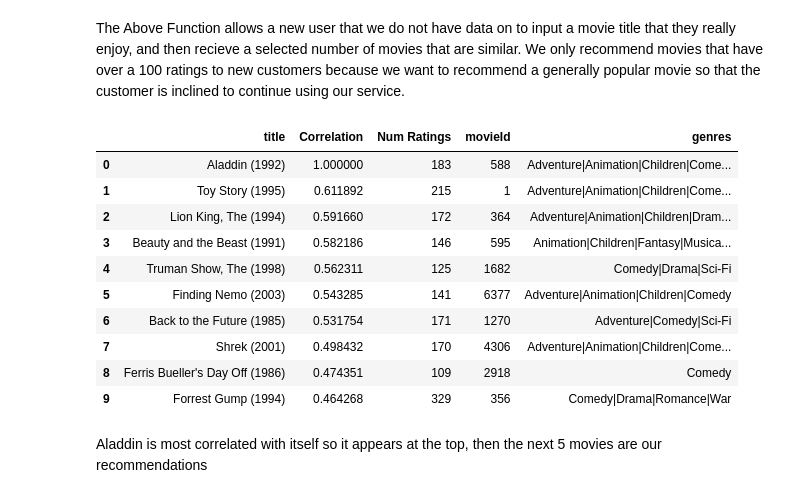
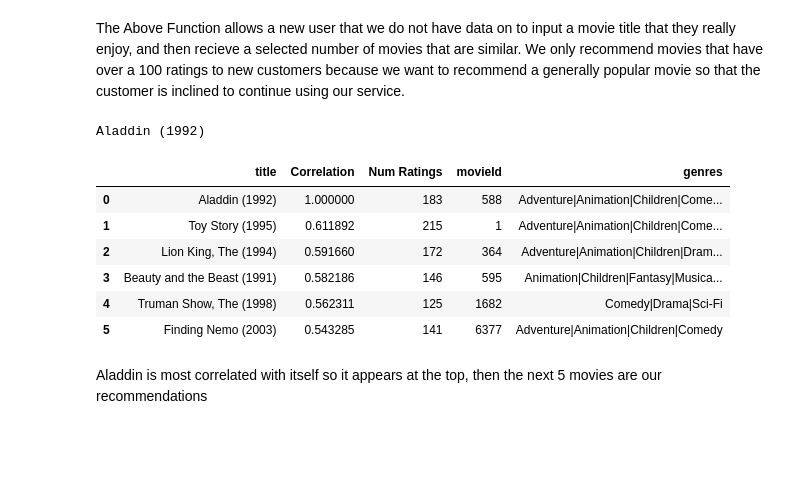
Before and after one commit to wharr1203/Chimera-Movie-Recommendations, a Jupyter notebook: Notebooks/Wayne/Modeless recommendation system.ipynb, the cells around one changed output. Cells and saved outputs as stored; diff of their text form; code cells hidden in the pictures; blank space fills up the shorter version.

```diff
--- a/Notebooks/Wayne/Modeless recommendation system.ipynb
+++ b/Notebooks/Wayne/Modeless recommendation system.ipynb
@@ -101,10 +101,10 @@ user_ratings.head(15)
 # %% [markdown]
 There are so many movies in the world, most individuals are not expected to have rated or to even have watched every movie out there.
 # %%
-def new_user_recommendations(movie_name, n=6):
+def new_user_recommendations(input, n=6):
 
     # Find movies that have a high correlation with the movie that the user selected
-    correlations = user_ratings.corrwith(user_ratings[movie_name])
+    correlations = user_ratings.corrwith(user_ratings[input])
 
     # Build a new Dataframe that has
     recommendations = pd.DataFrame(correlations,columns=['Correlation'])
@@ -124,19 +124,18 @@ def new_user_recommendations(movie_name, n=6):
     return user_recs.head(n)
 # %% [markdown]
 The Above Function allows a new user that we do not have data on to input a movie title that they really enjoy, and then recieve a selected number of movies that are similar. We only recommend movies that have over a 100 ratings to new customers because we want to recommend a generally popular movie so that the customer is inclined to continue using our service.
-# %%
-new_user_recommendations('Aladdin (1992)', 10)
-# %% [output]
-|  | title | Correlation | Num Ratings | movieId | genres |
-| 0 | Aladdin (1992) | 1.000000 | 183 | 588 | Adventure|Animation|Children|Come... |
-| 1 | Toy Story (1995) | 0.611892 | 215 | 1 | Adventure|Animation|Children|Come... |
-| 2 | Lion King, The (1994) | 0.591660 | 172 | 364 | Adventure|Animation|Children|Dram... |
-| 3 | Beauty and the Beast (1991) | 0.582186 | 146 | 595 | Animation|Children|Fantasy|Musica... |
-| 4 | Truman Show, The (1998) | 0.562311 | 125 | 1682 | Comedy|Drama|Sci-Fi |
-| 5 | Finding Nemo (2003) | 0.543285 | 141 | 6377 | Adventure|Animation|Children|Comedy |
-| 6 | Back to the Future (1985) | 0.531754 | 171 | 1270 | Adventure|Comedy|Sci-Fi |
-| 7 | Shrek (2001) | 0.498432 | 170 | 4306 | Adventure|Animation|Children|Come... |
-| 8 | Ferris Bueller's Day Off (1986) | 0.474351 | 109 | 2918 | Comedy |
-| 9 | Forrest Gump (1994) | 0.464268 | 329 | 356 | Comedy|Drama|Romance|War |
+# %%
+# Men in Black (a.k.a. MIB) (1997) Aladdin (1992), Star Trek: Generations (1994), X-Men (2000)
+# The titles have to be exact for this function to work as of now, so you can copy and paste one of the above titles
+new_user_recommendations(input())
+# %% [output]
+Aladdin (1992)
+|  | title | Correlation | Num Ratings | movieId | genres |
+| 0 | Aladdin (1992) | 1.000000 | 183 | 588 | Adventure|Animation|Children|Come... |
+| 1 | Toy Story (1995) | 0.611892 | 215 | 1 | Adventure|Animation|Children|Come... |
+| 2 | Lion King, The (1994) | 0.591660 | 172 | 364 | Adventure|Animation|Children|Dram... |
+| 3 | Beauty and the Beast (1991) | 0.582186 | 146 | 595 | Animation|Children|Fantasy|Musica... |
+| 4 | Truman Show, The (1998) | 0.562311 | 125 | 1682 | Comedy|Drama|Sci-Fi |
+| 5 | Finding Nemo (2003) | 0.543285 | 141 | 6377 | Adventure|Animation|Children|Comedy |
 # %% [markdown]
 Aladdin is most correlated with itself so it appears at the top, then the next 5 movies are our recommendations
```
Also changed, not shown: parts of 1 cell of this notebook.
